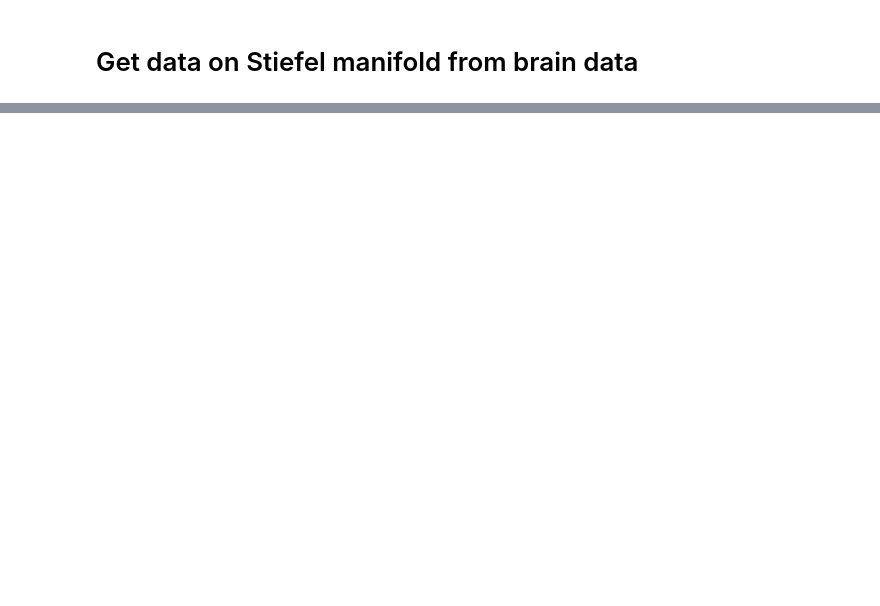
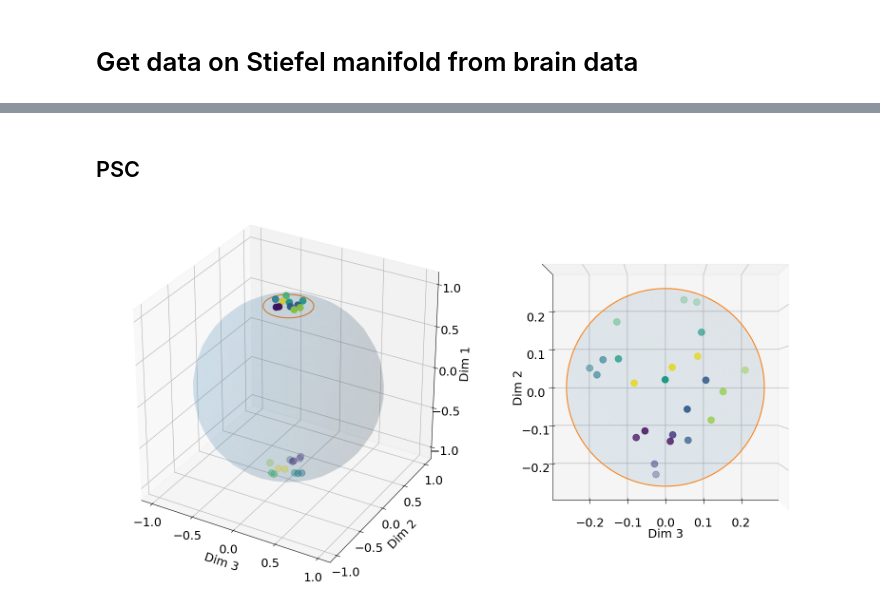
Before and after one commit to HarlinLee/PSC, a Jupyter notebook: experiments/brain.ipynb, the cells around one changed output, grey strips where cells are left out. Cells and saved outputs as stored; diff of their text form; code cells hidden in the pictures; blank space fills up the shorter version.

Commit message:
added clustering experiments to brain nb

```diff
--- a/experiments/brain.ipynb
+++ b/experiments/brain.ipynb
@@ -187,0 +230,6 @@ plt.savefig(os.path.join(output_folder, 'brain_projected.pdf'), dpi=300)
+# %% [markdown]
+## PSC
+# %%
+project_brain_to_sphere(X, os.path.join(output_folder, 'brain_projected.pdf'), colors=subjects)
+# %% [output]
+[figure, added]
```
Also changed, not shown: parts of 38 cells of this notebook.
